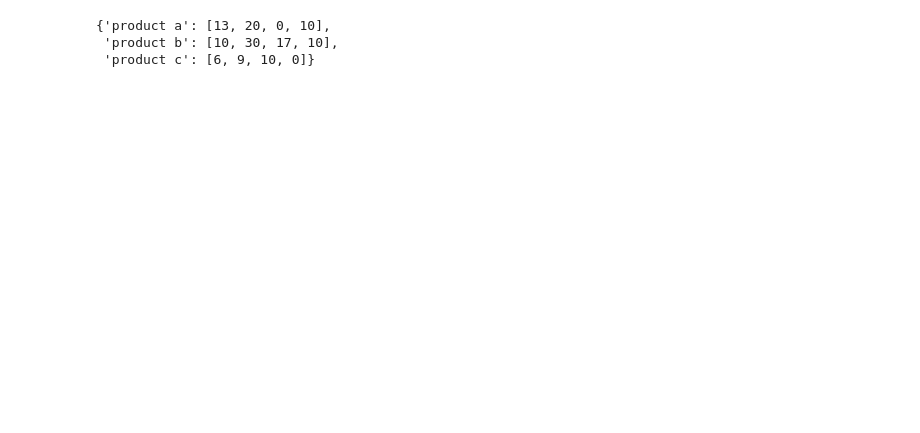
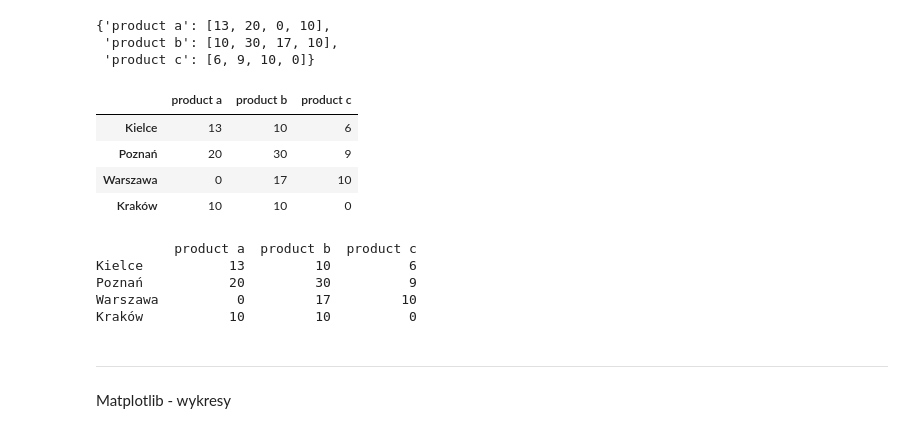
Before and after one commit to rajkonkret/PythonDataScienceAnalizaDanych-16-07-2025, a Jupyter notebook: day2/cwiczenie3.ipynb, the cells around one changed output. Saved outputs shown, nothing was run; the diff lists cells and outputs as text; code cells hidden in the pictures; blank space fills up the shorter version.

```diff
--- a/day2/cwiczenie3.ipynb
+++ b/day2/cwiczenie3.ipynb
@@ -67,0 +60,19 @@ miasta = ["Kielce", "Poznań", "Warszawa", "Kraków"]
+# %%
+data
+# %% [output]
+|  | product a | product b | product c |
+| Kielce | 13 | 10 | 6 |
+| Poznań | 20 | 30 | 9 |
+| Warszawa | 0 | 17 | 10 |
+| Kraków | 10 | 10 | 0 |
+# %%
+print(data)
+# %% [output]
+          product a  product b  product c
+Kielce           13         10          6
+Poznań           20         30          9
+Warszawa          0         17         10
+Kraków           10         10          0
+# %% [markdown]
+-----------
+Matplotlib - wykresy
```
Also changed, not shown: parts of 12 cells of this notebook, 1 other file.
